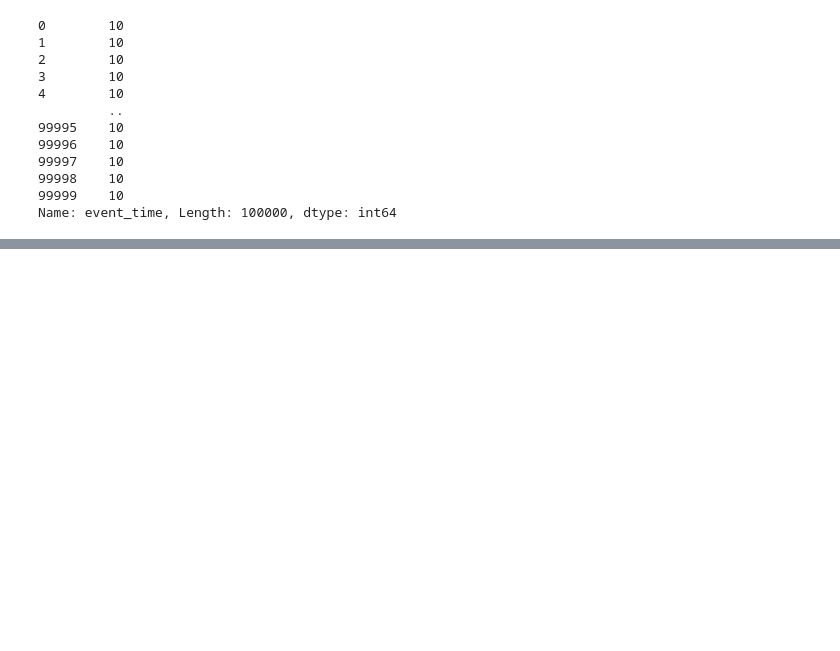
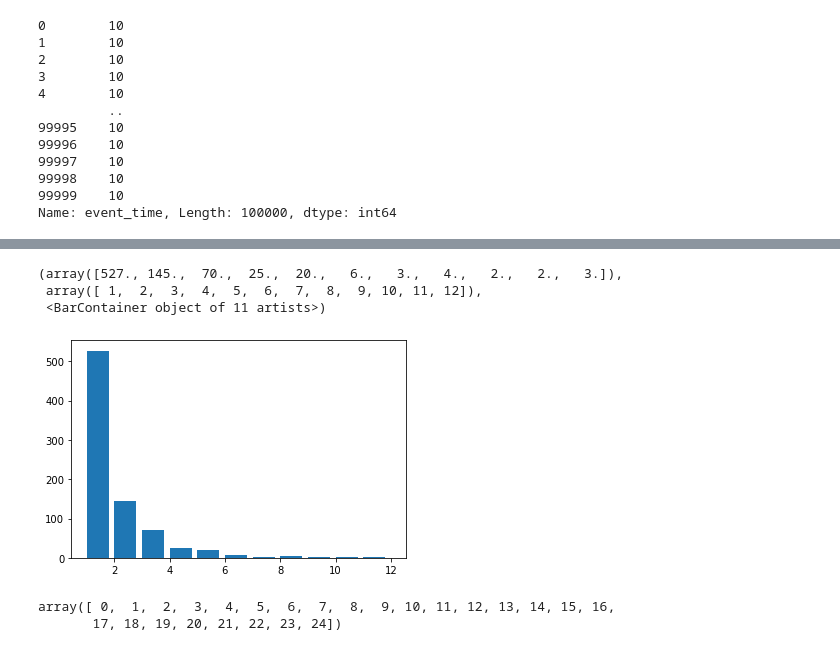
Before and after one commit to ADM-Homework-2/Homework_2, a Jupyter notebook: Main.ipynb, the cells around one changed output, grey strips where cells are left out. Drawn from its saved outputs; the diff is of its cells as text; code cells hidden in the pictures; blank space fills up the shorter version.

Commit message:
include functions using chunk strategy for question 1

```diff
--- a/Main.ipynb
+++ b/Main.ipynb
@@ -551,0 +625,3 @@ Name: event_time, Length: 100000, dtype: int64
+# %%
+views_df = views_df[
+            (views_df['event_time_x'] < views_df['event_time_y']) & (views_df['event_type_x'] == 'view')]
@@ -551,0 +644,2 @@ Name: event_time, Length: 100000, dtype: int64
+# %%
+views_df = views_df.groupby(['product_id', 'user_id'])['event_time_x'].count().reset_index(name='count')
@@ -551,0 +662,6 @@ Name: event_time, Length: 100000, dtype: int64
+# %%
+sum_chunk = pd.concat([views_df, chunk_oct_cart]).groupby(['product_id', 'user_id']).sum().reset_index()
+# %%
+cart_chunk = sum_chunk.merge(chunk_oct_cart, on=['product_id', 'user_id'], how='left')
+#cart_chunk.rename(columns={'count_x': 'count'}, inplace=True)
+#cart_chunk.drop('count_y', inplace=True, axis=1)
@@ -551,0 +684,13 @@ Name: event_time, Length: 100000, dtype: int64
+# %%
+import numpy as np
+plt.hist(cart_chunk['count'], bins=np.array([1, 2, 3, 4, 5, 6, 7, 8, 9, 10, 11, 12]), width=0.8)
+# %% [output]
+(array([527., 145.,  70.,  25.,  20.,   6.,   3.,   4.,   2.,   2.,   3.]),
+ array([ 1,  2,  3,  4,  5,  6,  7,  8,  9, 10, 11, 12]),
+ <BarContainer object of 11 artists>)
+[figure, added]
+# %%
+np.arange(0, 25, 1)
+# %% [output]
+array([ 0,  1,  2,  3,  4,  5,  6,  7,  8,  9, 10, 11, 12, 13, 14, 15, 16,
+       17, 18, 19, 20, 21, 22, 23, 24])
```
Also changed, not shown: parts of 53 cells of this notebook, 5 other files.
